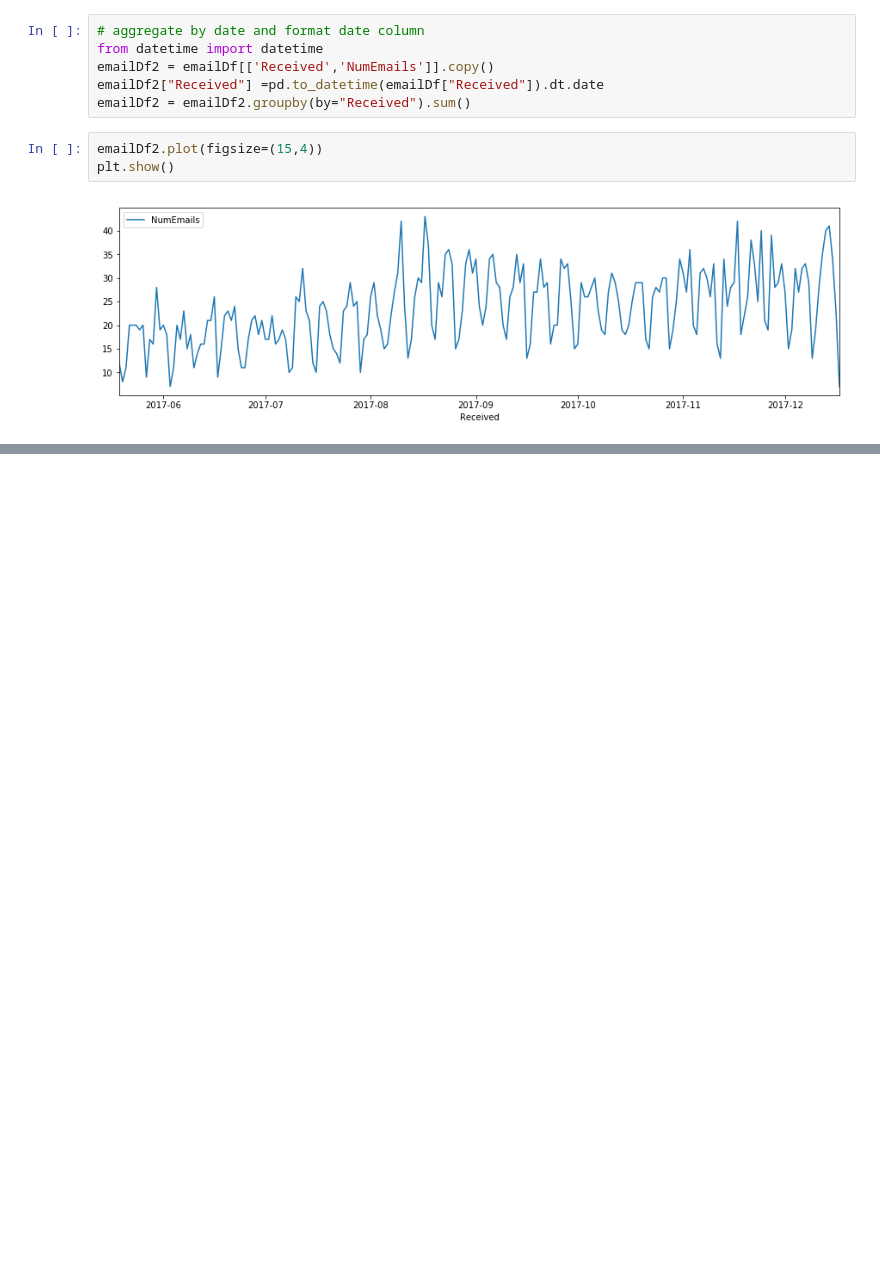
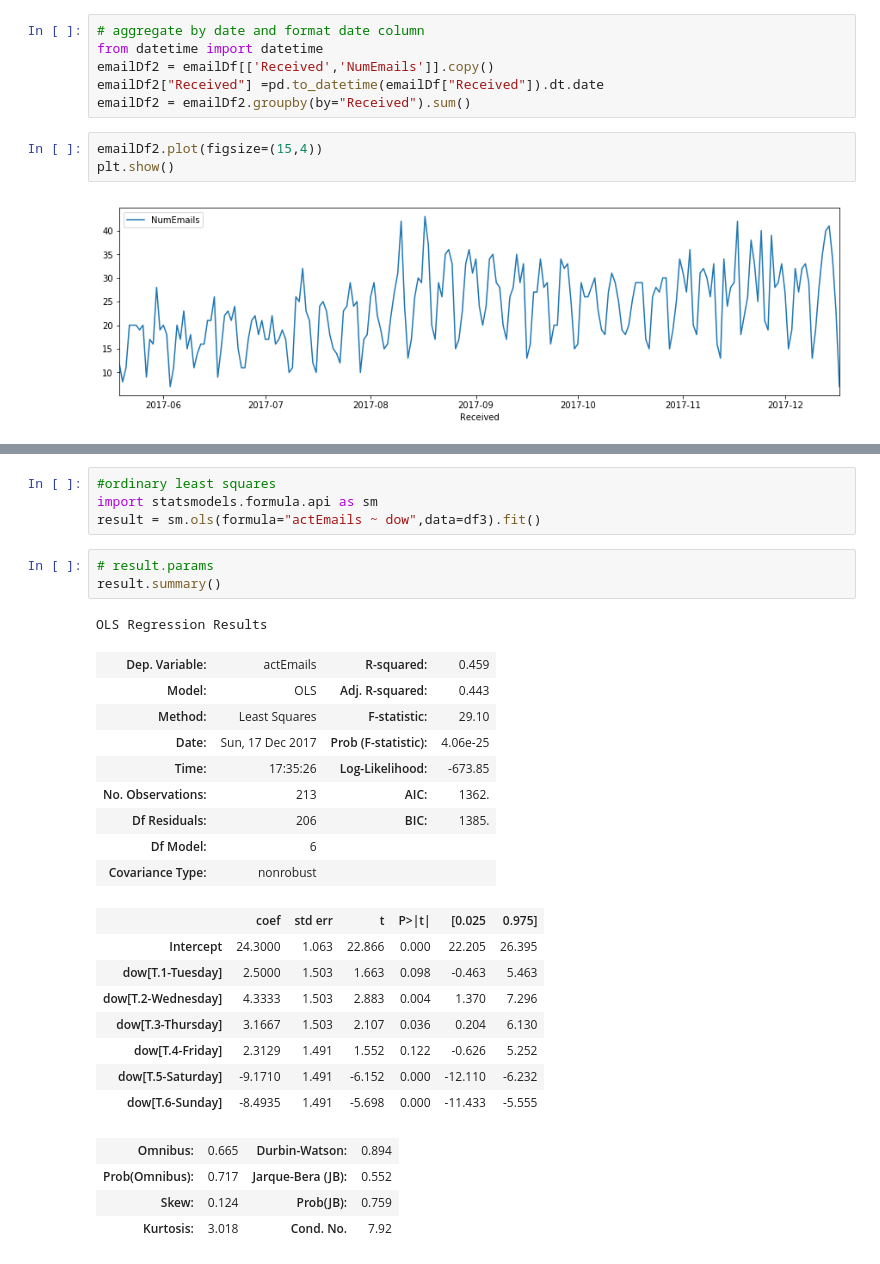
Before and after one commit to mondayn/py, a Jupyter notebook: emailAnalysis.ipynb, the cells around one changed output, grey strips where cells are left out. Saved outputs shown, nothing was run; the diff lists cells and outputs as text; blank space fills up the shorter version.

```diff
--- a/emailAnalysis.ipynb
+++ b/emailAnalysis.ipynb
@@ -46,0 +48,30 @@ sns.boxplot(pd.to_datetime(df3.Received).dt.weekday,df3.NumEmails)
+# %%
+#ordinary least squares
+import statsmodels.formula.api as sm
+result = sm.ols(formula="actEmails ~ dow",data=df3).fit()
+# %%
+# result.params
+result.summary()
+# %% [output]
+OLS Regression Results
+| Dep. Variable: | actEmails | R-squared: | 0.459 |
+| Model: | OLS | Adj. R-squared: | 0.443 |
+| Method: | Least Squares | F-statistic: | 29.10 |
+| Date: | Sun, 17 Dec 2017 | Prob (F-statistic): | 4.06e-25 |
+| Time: | 17:35:26 | Log-Likelihood: | -673.85 |
+| No. Observations: | 213 | AIC: | 1362. |
+| Df Residuals: | 206 | BIC: | 1385. |
+| Df Model: | 6 |  |  |
+| Covariance Type: | nonrobust |  |  |
+|  | coef | std err | t | P>|t| | [0.025 | 0.975] |
+| Intercept | 24.3000 | 1.063 | 22.866 | 0.000 | 22.205 | 26.395 |
+| dow[T.1-Tuesday] | 2.5000 | 1.503 | 1.663 | 0.098 | -0.463 | 5.463 |
+| dow[T.2-Wednesday] | 4.3333 | 1.503 | 2.883 | 0.004 | 1.370 | 7.296 |
+| dow[T.3-Thursday] | 3.1667 | 1.503 | 2.107 | 0.036 | 0.204 | 6.130 |
+| dow[T.4-Friday] | 2.3129 | 1.491 | 1.552 | 0.122 | -0.626 | 5.252 |
+| dow[T.5-Saturday] | -9.1710 | 1.491 | -6.152 | 0.000 | -12.110 | -6.232 |
+| dow[T.6-Sunday] | -8.4935 | 1.491 | -5.698 | 0.000 | -11.433 | -5.555 |
+| Omnibus: | 0.665 | Durbin-Watson: | 0.894 |
+| Prob(Omnibus): | 0.717 | Jarque-Bera (JB): | 0.552 |
+| Skew: | 0.124 | Prob(JB): | 0.759 |
+| Kurtosis: | 3.018 | Cond. No. | 7.92 |
```
Also changed, not shown: parts of 2 cells of this notebook, 1 other file.
